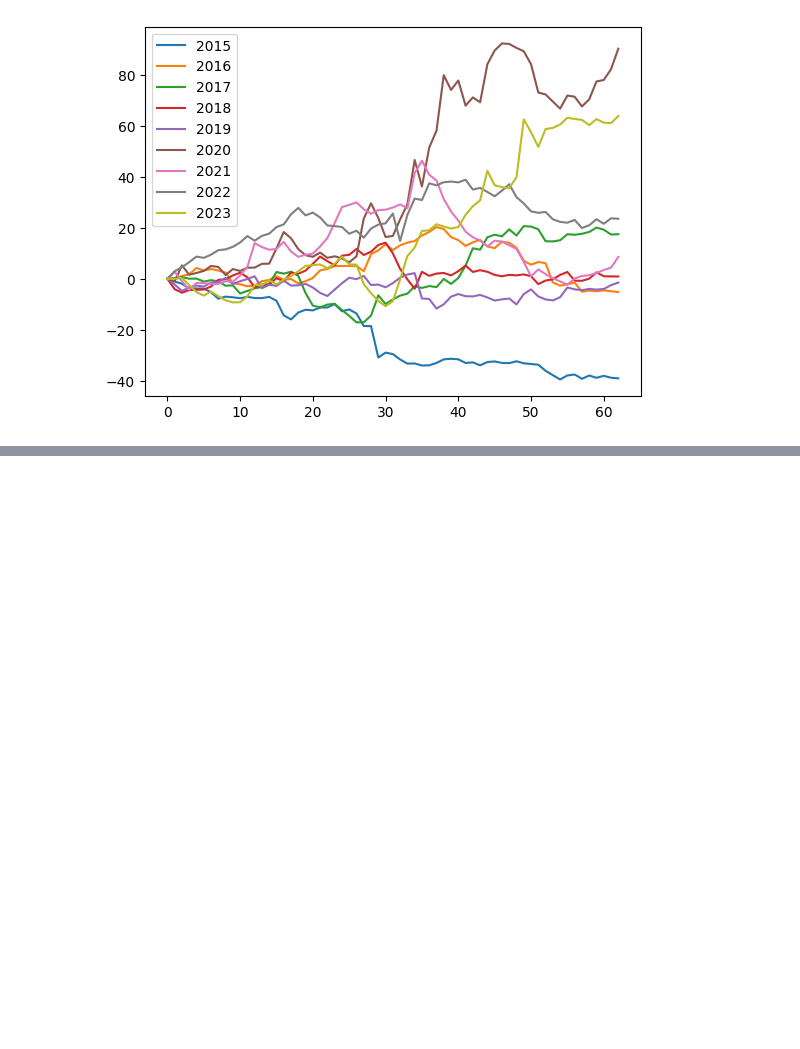
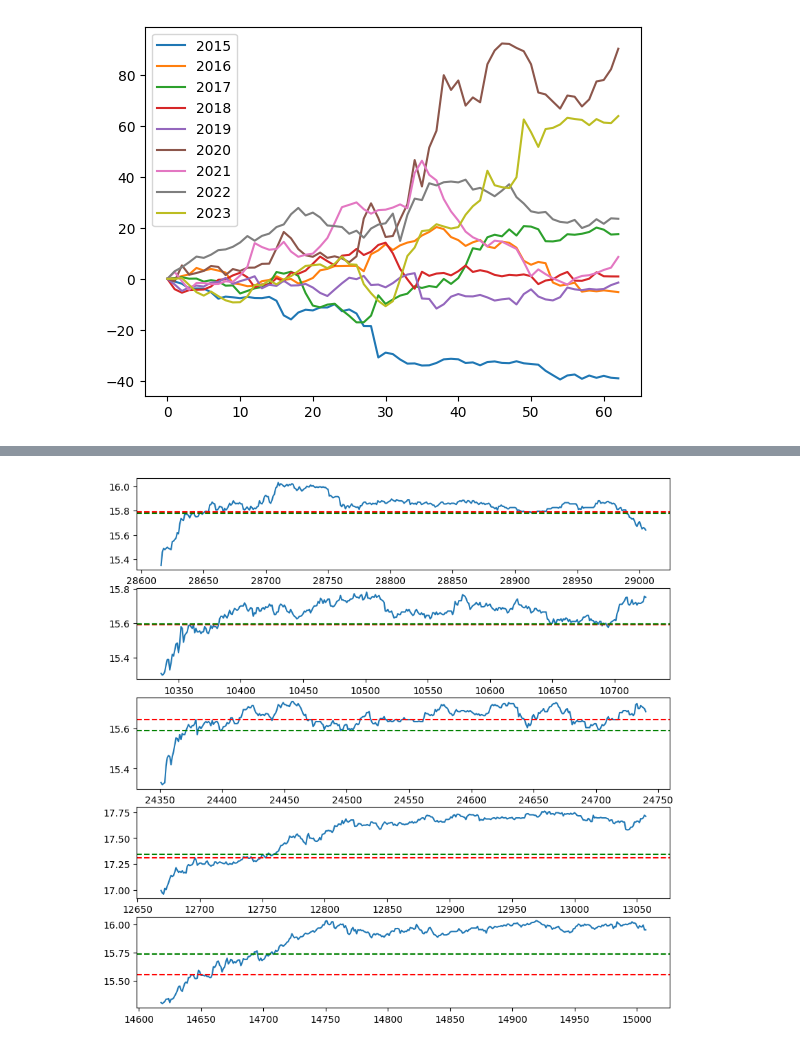
Before and after one commit to peterdemin/peterdemin.github.io, a Jupyter notebook: source/12_articles/60-M.ipynb, the cells around one changed output, grey strips where cells are left out. Cells and saved outputs as stored; diff of their text form; code cells hidden in the pictures; blank space fills up the shorter version.

```diff
--- a/source/12_articles/60-M.ipynb
+++ b/source/12_articles/60-M.ipynb
@@ -109,0 +186,4 @@ spx_seasons.plot()
+# %%
+plot_samples(negative_days, prices)
+# %% [output]
+[figure, added]
```
Also changed, not shown: parts of 10 cells of this notebook, 5 other files.
